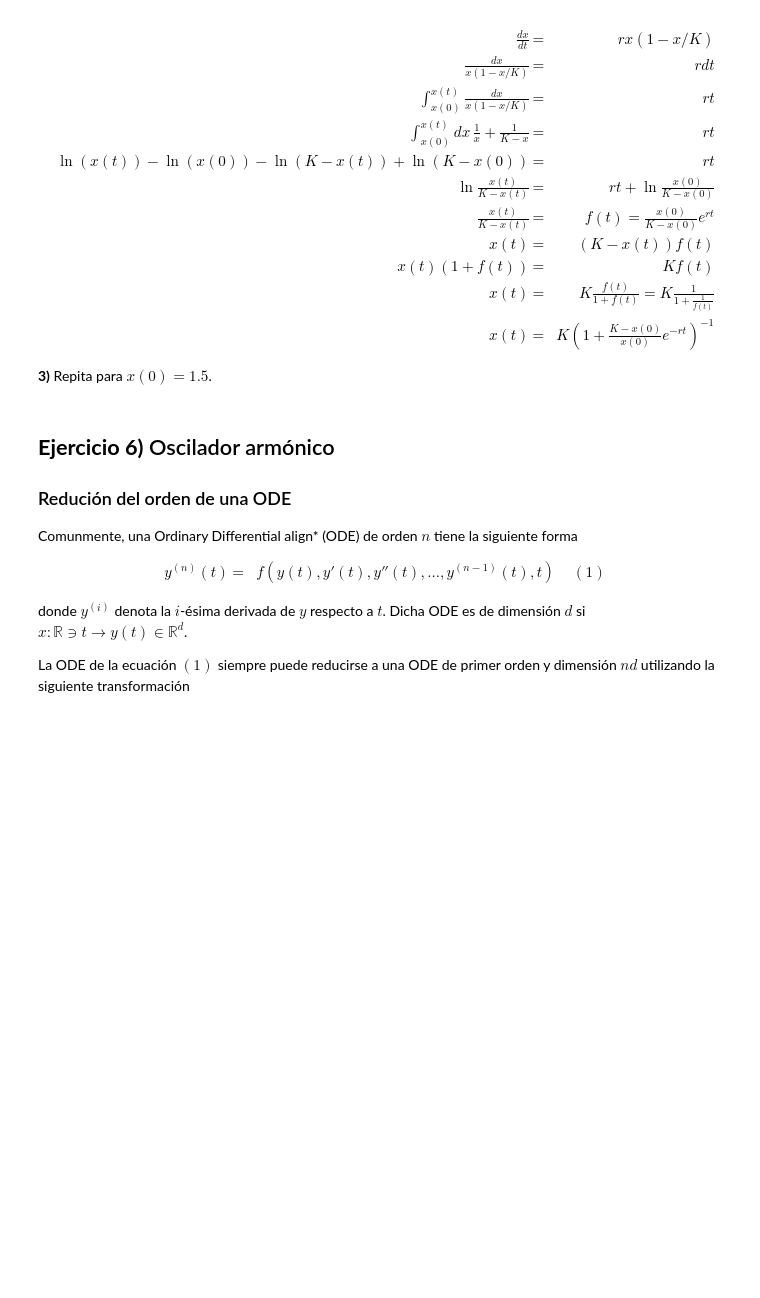
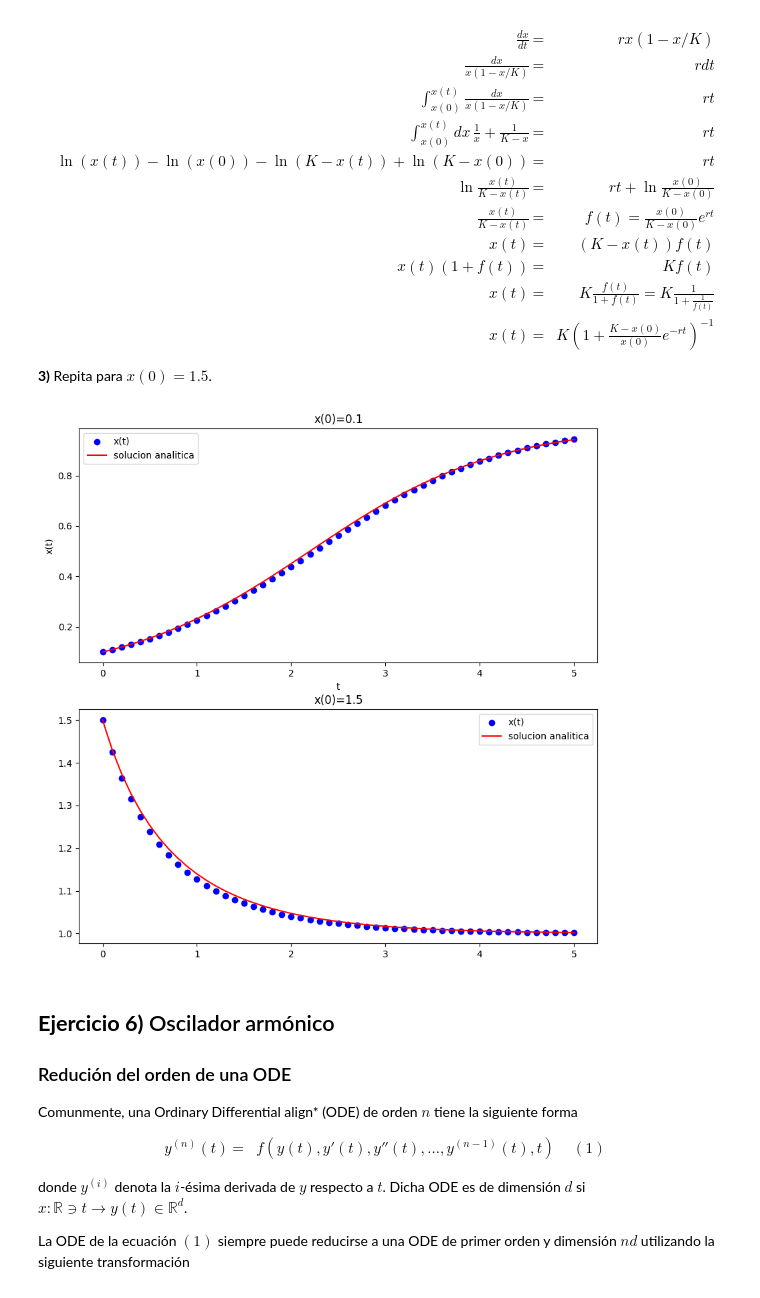
Before and after one commit to AdolfoBanchio/Redes-neuronales-2024, a Jupyter notebook: guias_ejercicios/redes_neuronales_2024_guia_4.ipynb, the cells around one changed output. Drawn from its saved outputs; the diff is of its cells as text; code cells hidden in the pictures; blank space fills up the shorter version.

```diff
--- a/guias_ejercicios/redes_neuronales_2024_guia_4.ipynb
+++ b/guias_ejercicios/redes_neuronales_2024_guia_4.ipynb
@@ -422,3 +466,33 @@ K\left(1+\frac{K-x(0)}{x(0)}e^{-rt}\right)^{-1}
+# %%
+a = 0
+b = 5
+h = 0.1
+p = np.array([1,1])
+xa = np.array([0.1])
+# %%
+tiempos, w = integrador_ode(euler,f_5,xa,a,b,int((b-a)/h),p)
+x_analitica = f_analitica(tiempos,xa[0],p)
+# %%
+xa = np.array([1.5])
+tiempos1, w1 = integrador_ode(euler,f_5,xa,a,b,int((b-a)/h),p)
+x_analitica1 = f_analitica(tiempos1,xa[0],p)
+# %%
+fig, ax = plt.subplots(2, 1, figsize=(10,10))
+ax[0].scatter(tiempos,w[0,:], label='x(t)', color='blue')
+ax[0].plot(tiempos, x_analitica, label='solucion analitica', color='red')
+ax[0].set_title('x(0)=0.1')
+ax[0].set_xlabel('t')
+ax[0].set_ylabel('x(t)')
+ax[0].legend()
+
+ax[1].scatter(tiempos1,w1[0,:], label='x(t)', color='blue')
+ax[1].plot(tiempos1, x_analitica1, label='solucion analitica', color='red')
+ax[1].set_title('x(0)=1.5')
+ax[1].legend()
+
+plt.show()
+# %% [output]
+[figure, added]
 # %% [markdown]
 ## **Ejercicio 6)** Oscilador armónico
 
```
Also changed, not shown: parts of 13 cells of this notebook, 8 other files.
